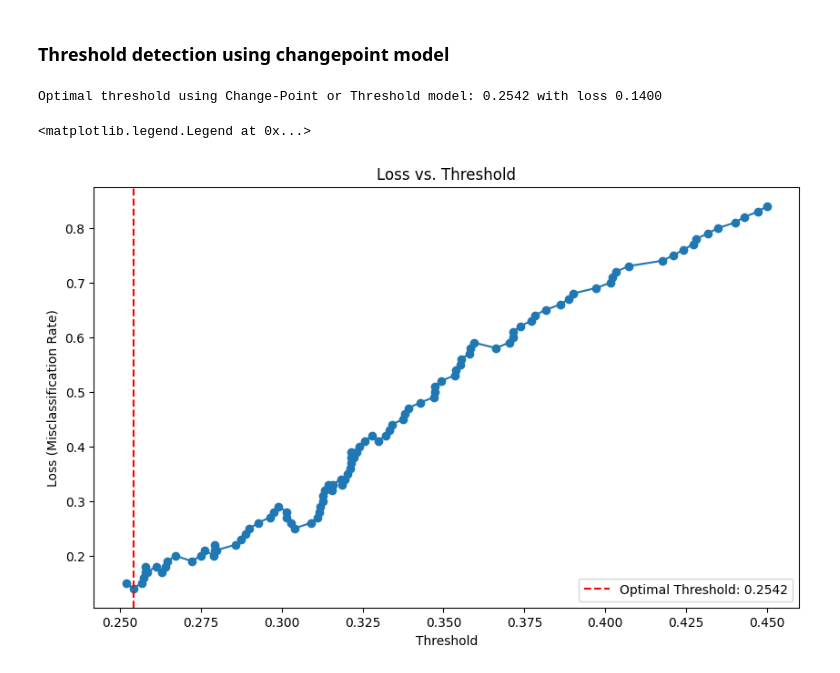
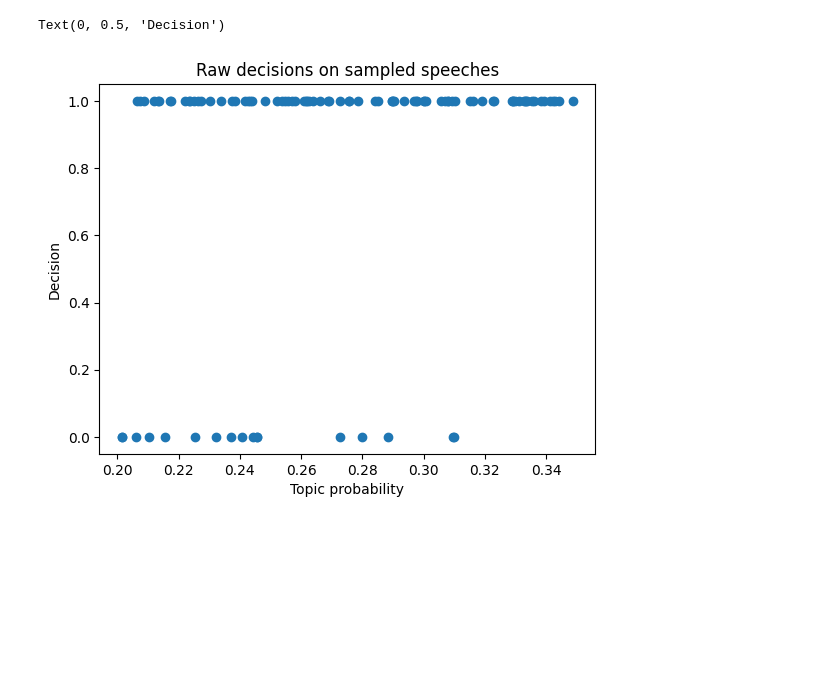
Before and after one commit to derkleinejakob/dataliteracy25, a Jupyter notebook: scripts/lda/lda_find_threshold.ipynb, the cells around one changed output. Cells and saved outputs as stored; diff of their text form; code cells hidden in the pictures; blank space fills up the shorter version.

```diff
--- a/scripts/lda/lda_find_threshold.ipynb
+++ b/scripts/lda/lda_find_threshold.ipynb
@@ -25,31 +23,11 @@ plt.plot(X, y, 'o')
-# %% [markdown]
-### Threshold detection using changepoint model
-# %%
-xs = X.ravel()
-ys = y.ravel()
-
-candidates = np.unique(xs)
-losses = []
-
-for t in candidates:
-    pred = (xs >= t).astype(int)
-    losses.append(np.mean(pred != ys))
-
-threshold = candidates[np.argmin(losses)]
-
-print(f"Optimal threshold using Change-Point or Threshold model: {threshold:.4f} with loss {min(losses):.4f}")
-
-plt.figure(figsize=(10, 6))
-plt.plot(candidates, losses, marker='o')
-plt.axvline(x=threshold, color='r', linestyle='--', label=f'Optimal Threshold: {threshold:.4f}')
-plt.title('Loss vs. Threshold')
-plt.xlabel('Threshold')
-plt.ylabel('Loss (Misclassification Rate)')
-plt.legend()
-# %% [output]
-Optimal threshold using Change-Point or Threshold model: 0.2542 with loss 0.1400
-<matplotlib.legend.Legend at 0x...>
-[figure, removed]
+# %%
+plt.plot(X, y, 'o')
+plt.title("Raw decisions on sampled speeches")
+plt.xlabel("Topic probability")
+plt.ylabel("Decision")
+# %% [output]
+Text(0, 0.5, 'Decision')
+[figure, added]
 # %%
 fpr, tpr, thresholds = roc_curve(y, X)
 best = np.argmax(tpr - fpr)
```
Also changed, not shown: parts of 12 cells of this notebook, 1 other file.
